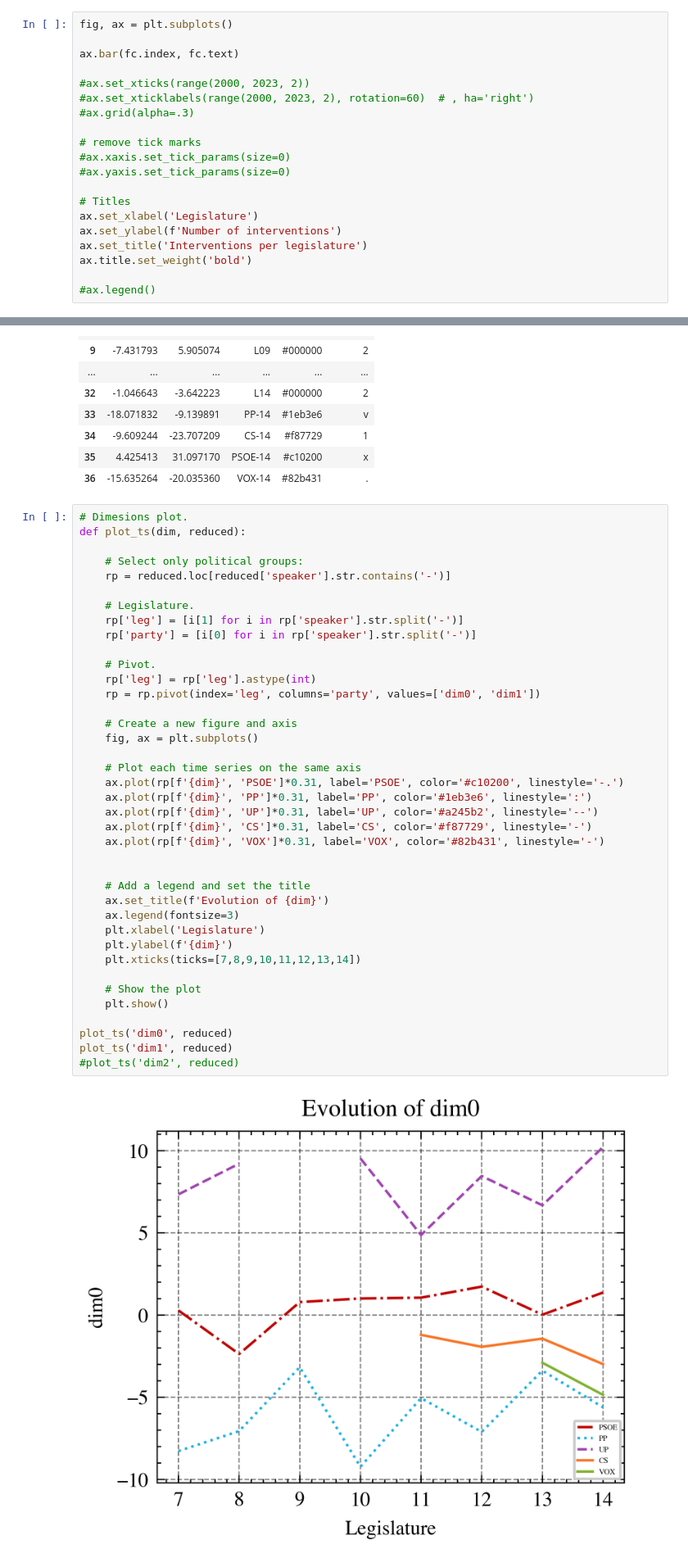
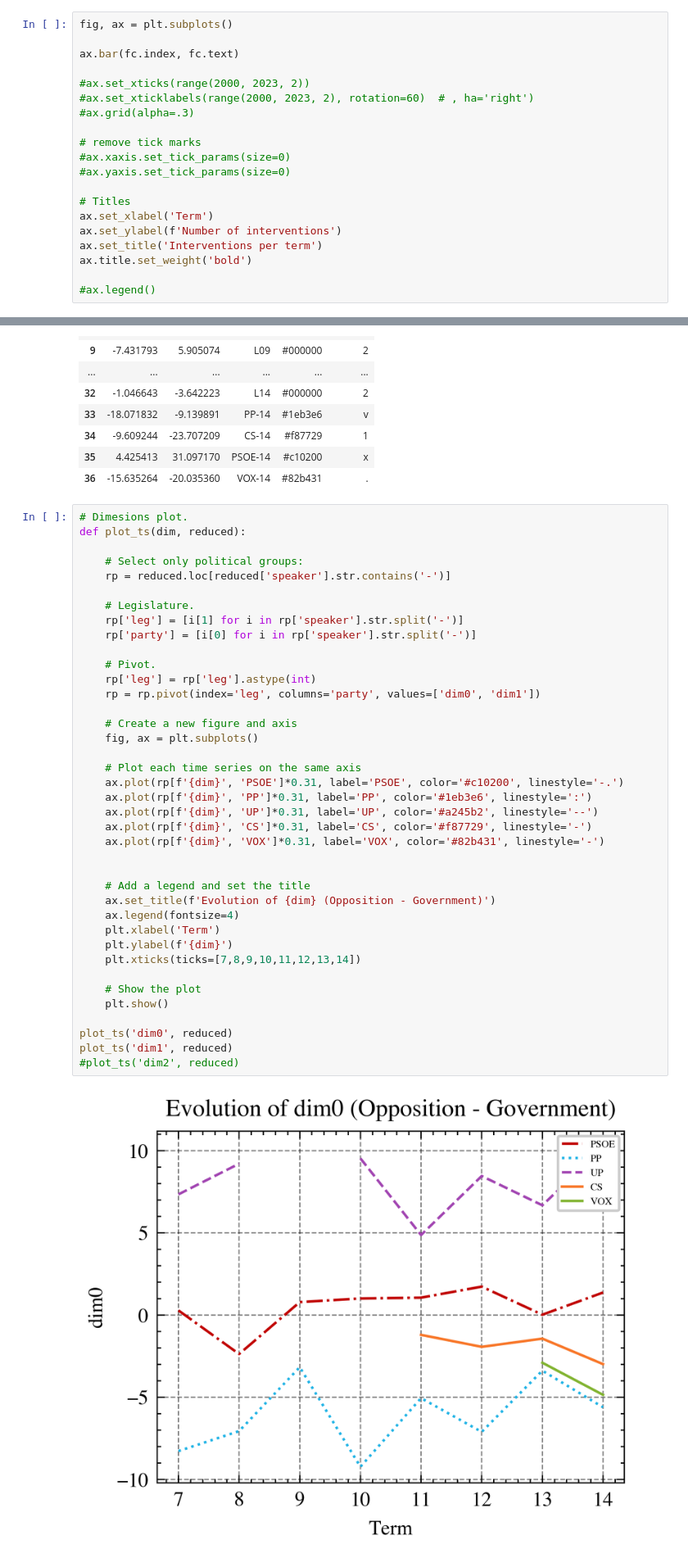
Before and after one commit to dibuja/polarisation-nlp, a Jupyter notebook: notebooks/ideological_polarisation.ipynb, the cells around one changed output, grey strips where cells are left out. Shown at 82% size. Saved outputs shown, nothing was run; the diff lists cells and outputs as text.

```diff
--- a/notebooks/ideological_polarisation.ipynb
+++ b/notebooks/ideological_polarisation.ipynb
@@ -73,9 +73,9 @@ ax.bar(fc.index, fc.text)
 #ax.yaxis.set_tick_params(size=0)
 
 # Titles
-ax.set_xlabel('Legislature')
+ax.set_xlabel('Term')
 ax.set_ylabel(f'Number of interventions')
-ax.set_title('Interventions per legislature')
+ax.set_title('Interventions per term')
 ax.title.set_weight('bold')
 
 #ax.legend()
@@ -283,34 +283,34 @@ def plot_ts(dim, reduced):
     # Legislature.
     rp['leg'] = [i[1] for i in rp['speaker'].str.split('-')]
     rp['party'] = [i[0] for i in rp['speaker'].str.split('-')]
 
     # Pivot.
     rp['leg'] = rp['leg'].astype(int)
     rp = rp.pivot(index='leg', columns='party', values=['dim0', 'dim1'])
 
     # Create a new figure and axis
     fig, ax = plt.subplots()
 
     # Plot each time series on the same axis
     ax.plot(rp[f'{dim}', 'PSOE']*0.31, label='PSOE', color='#c10200', linestyle='-.')
     ax.plot(rp[f'{dim}', 'PP']*0.31, label='PP', color='#1eb3e6', linestyle=':')
     ax.plot(rp[f'{dim}', 'UP']*0.31, label='UP', color='#a245b2', linestyle='--')
     ax.plot(rp[f'{dim}', 'CS']*0.31, label='CS', color='#f87729', linestyle='-')
     ax.plot(rp[f'{dim}', 'VOX']*0.31, label='VOX', color='#82b431', linestyle='-')
 
 
     # Add a legend and set the title
-    ax.set_title(f'Evolution of {dim}')
-    ax.legend(fontsize=3)
-    plt.xlabel('Legislature')
+    ax.set_title(f'Evolution of {dim} (Opposition - Government)')
+    ax.legend(fontsize=4)
+    plt.xlabel('Term')
     plt.ylabel(f'{dim}')
     plt.xticks(ticks=[7,8,9,10,11,12,13,14])
 
     # Show the plot
     plt.show()
 
 plot_ts('dim0', reduced)
 plot_ts('dim1', reduced)
 #plot_ts('dim2', reduced)
 # %% [output]
-[figure, old version]
+[figure, new version]
```
Also changed, not shown: parts of 6 cells of this notebook, 10 other files.
